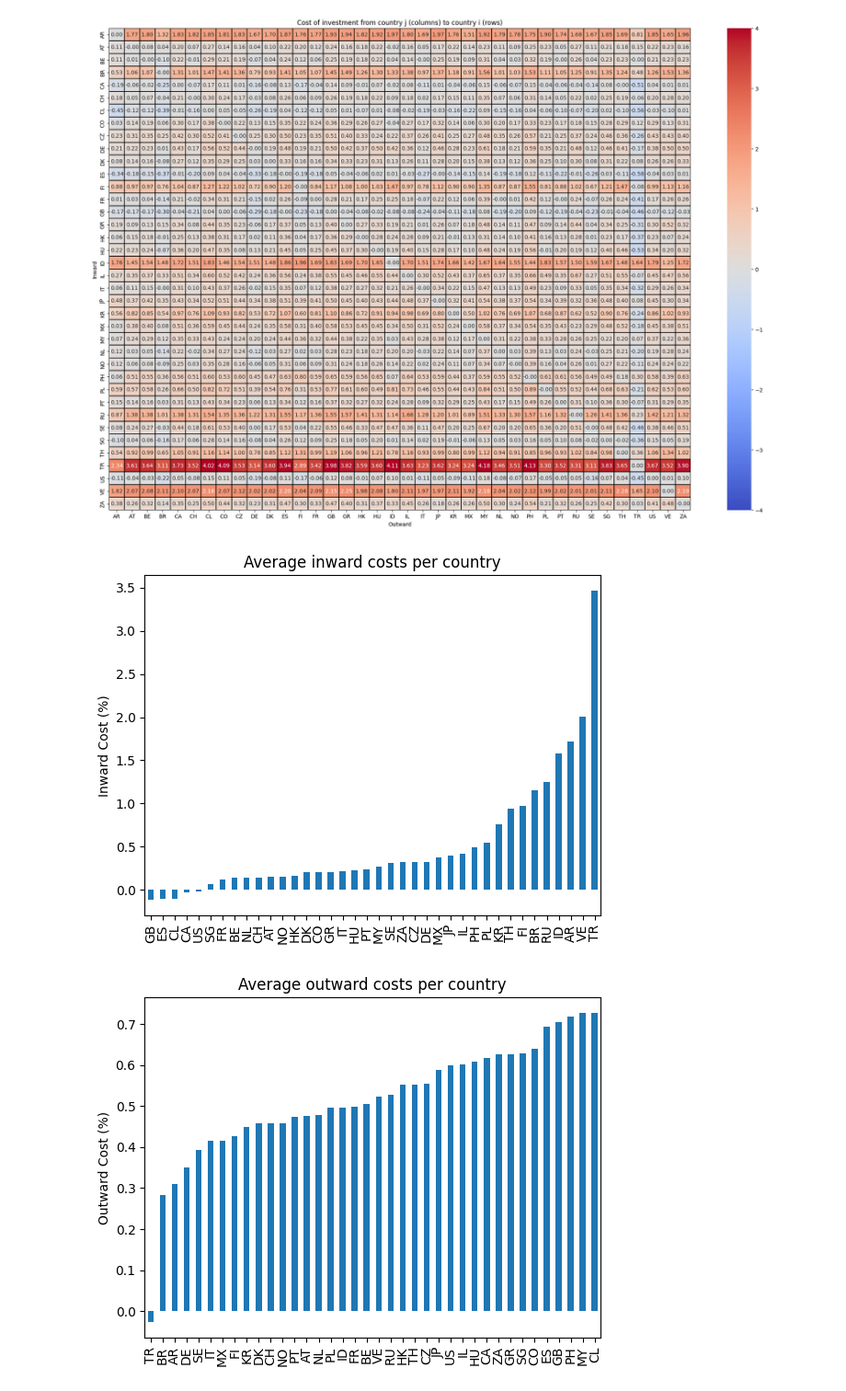
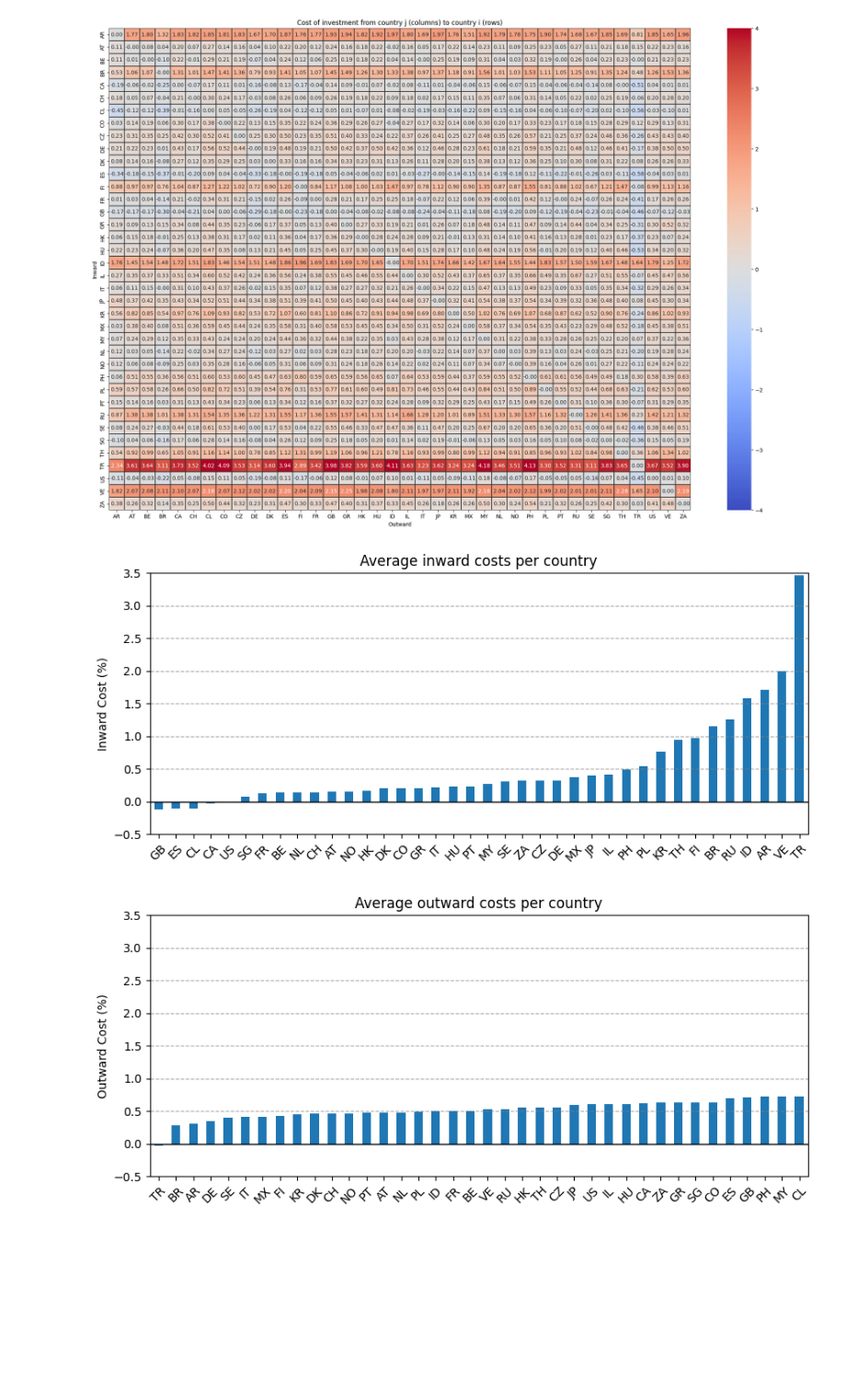
Before and after one commit to nilsvanrompaey/master-thesis-home-bias, a Jupyter notebook: src/experimenting.ipynb, the cells around one changed output. Shown at 92% size. Saved outputs shown, nothing was run; the diff lists cells and outputs as text; code cells hidden in the pictures; blank space fills up the shorter version.

Commit message:
Add plotting

```diff
--- a/src/experimenting.ipynb
+++ b/src/experimenting.ipynb
@@ -306,11 +306,16 @@ plt.show()
 # %%
 import seaborn as sns
 import matplotlib.pyplot as plt
+from matplotlib.colors import LinearSegmentedColormap
 costs_mean = costs.T.groupby(level=1).mean().T
 costs_mean = costs_mean.astype(float)
 # Heatmap
 plt.figure(figsize=(24, 16))
-sns.heatmap(costs_mean, annot=True, fmt=".2f", cmap='coolwarm', cbar=True, vmin=-4, vmax=4, linewidths=0.1, linecolor='black')
+colors = ["blue", "white", "red"]
+n_bins = 100  # Number of bins for the colormap
+cmap = "coolwarm"
+linecolor = 0.2*np.array([1, 1, 1])
+sns.heatmap(costs_mean, annot=True, fmt=".2f", cmap=cmap, cbar=True, vmin=-4, vmax=4, linewidths=0.1, linecolor=linecolor)
 plt.title('Cost of investment from country j (columns) to country i (rows)')
 plt.xlabel("Outward")
 plt.ylabel("Inward")
@@ -318,23 +323,31 @@ plt.show()
 # %% [output]
 [figure]
 # %%
-mean_inward_cost = costs_mean.mean(axis=1).sort_values()
-mean_outward_cost = costs_mean.mean(axis=0).sort_values()
 import matplotlib.cm as cm
 import matplotlib.colors as colors
 color = False
-norm = colors.Normalize(vmin=-4, vmax=4)
-cmap = cm.coolwarm
-plt.figure()
-bar_colors = cmap(norm(mean_inward_cost.values))
-mean_inward_cost.plot(kind="bar", edgecolor=("black" if color else None), color=(bar_colors if color else None), title="Average inward costs per country", ylabel="Inward Cost (%)")
-plt.figure()
-bar_colors = cmap(norm(mean_outward_cost.values))
-mean_outward_cost.plot(kind="bar", edgecolor=("black" if color else None), color=(bar_colors if color else None), title="Average outward costs per country", ylabel="Outward Cost (%)")
-plt.show()
+def plot_bar(series, norm, cmap, **params):
+    plt.figure(figsize=(10,4))
+    bar_colors = cmap(norm(series.values))
+    series.plot(kind="bar", color=(bar_colors if color else None), **params)
+    plt.xticks(rotation=45, ha='center')
+    plt.axhline(y=0, color="black", linestyle='-', linewidth=1)
+    plt.grid(axis='y', linestyle='--', color='gray', alpha=0.7)
+    plt.ylim((-0.5,3.5))
+
+def plot_average_costs_per_country(costs_mean):
+    mean_inward_cost = costs_mean.mean(axis=1).sort_values()
+    mean_outward_cost = costs_mean.mean(axis=0).sort_values()
+    norm = colors.Normalize(vmin=-4, vmax=4)
+    cmap = cm.coolwarm
+    plot_bar(mean_inward_cost, norm, cmap, edgecolor=("black" if color else None), title="Average inward costs per country", ylabel="Inward Cost (%)")
+    plot_bar(mean_outward_cost, norm, cmap, edgecolor=("black" if color else None), title="Average outward costs per country", ylabel="Outward Cost (%)")
+    plt.show()
+
+plot_average_costs_per_country(costs_mean)
 # %% [output]
-[figure, old version]
+[figure, new version]
-[figure, old version]
+[figure, new version]
 # %%
 print("average over means: ", (costs_mean<0).sum().sum()/38**2)
 print("average over all obs.: ", (costs_9<0).sum().sum()/38**2/48)
```
Also changed, not shown: parts of 2 cells of this notebook.
